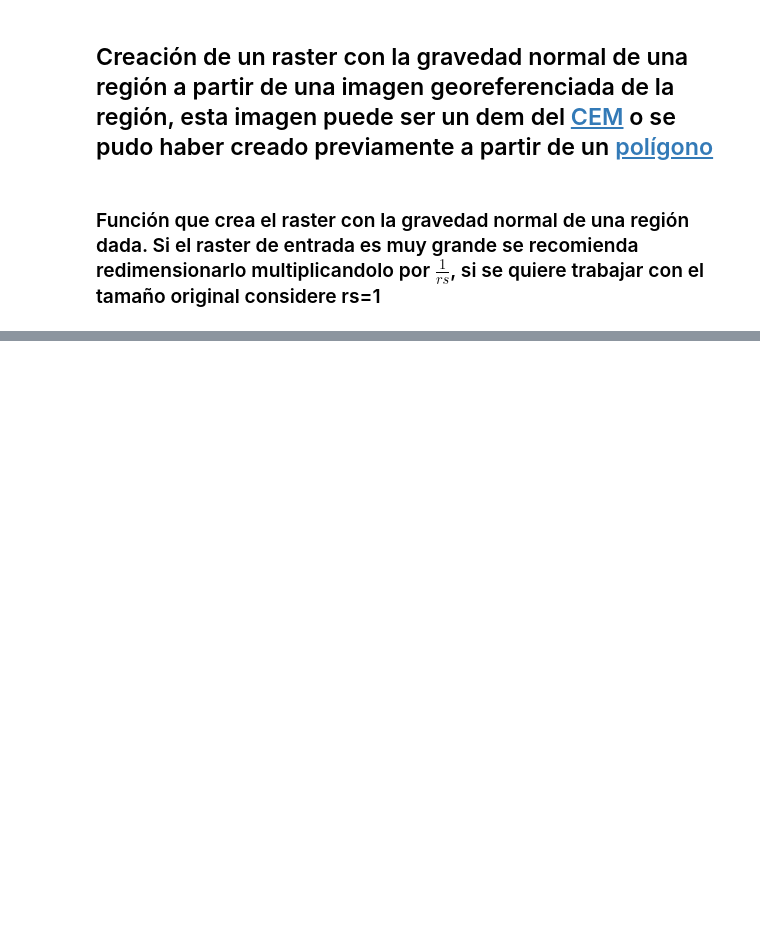
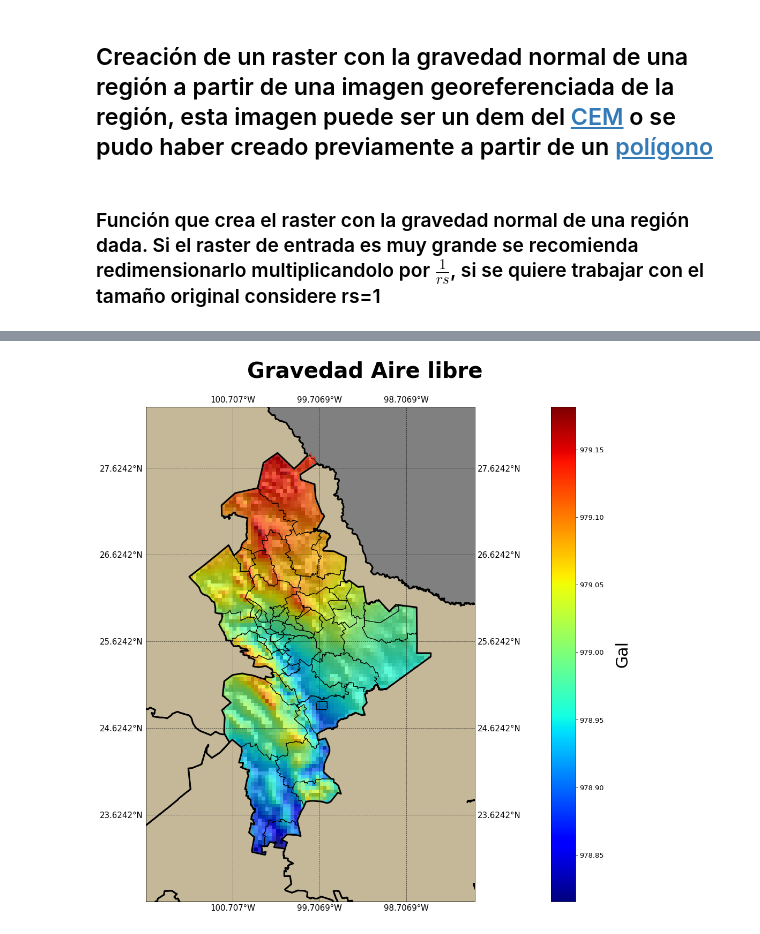
Before and after one commit to rulas99/intro2physicalgeodesy, a Jupyter notebook: AnBo.ipynb, the cells around one changed output, grey strips where cells are left out. Cells and saved outputs as stored; diff of their text form; code cells hidden in the pictures; blank space fills up the shorter version.

```diff
--- a/AnBo.ipynb
+++ b/AnBo.ipynb
@@ -388,0 +404,7 @@ mexGN(dta,'Gravedad Normal en México')
+# %%
+saveImg(aicor,dta[1],'GAL')
+rescl=clipRasEnt('GAL.tif',19,'GAL')
+# %%
+grafCor(rescl,'Gravedad Aire libre','NLal.png',.5,19,mex,mun)
+# %% [output]
+[figure, added]
```
Also changed, not shown: parts of 20 cells of this notebook.
